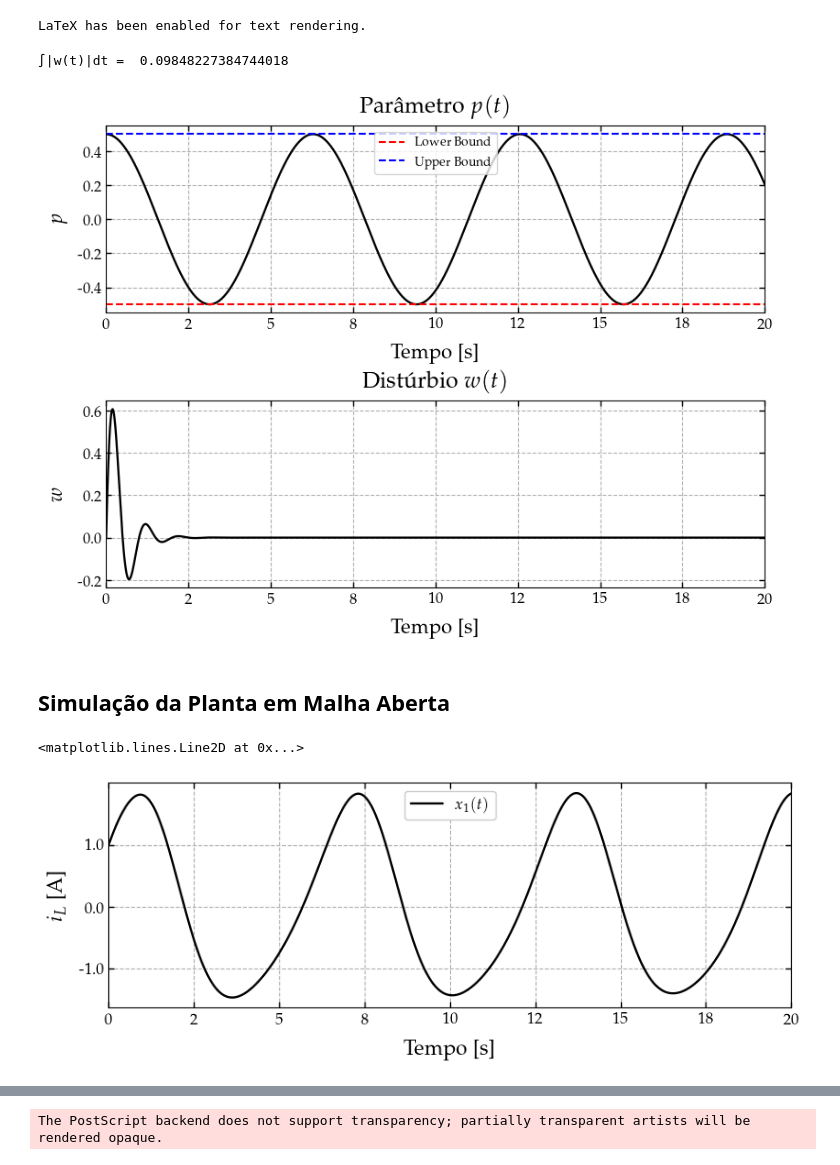
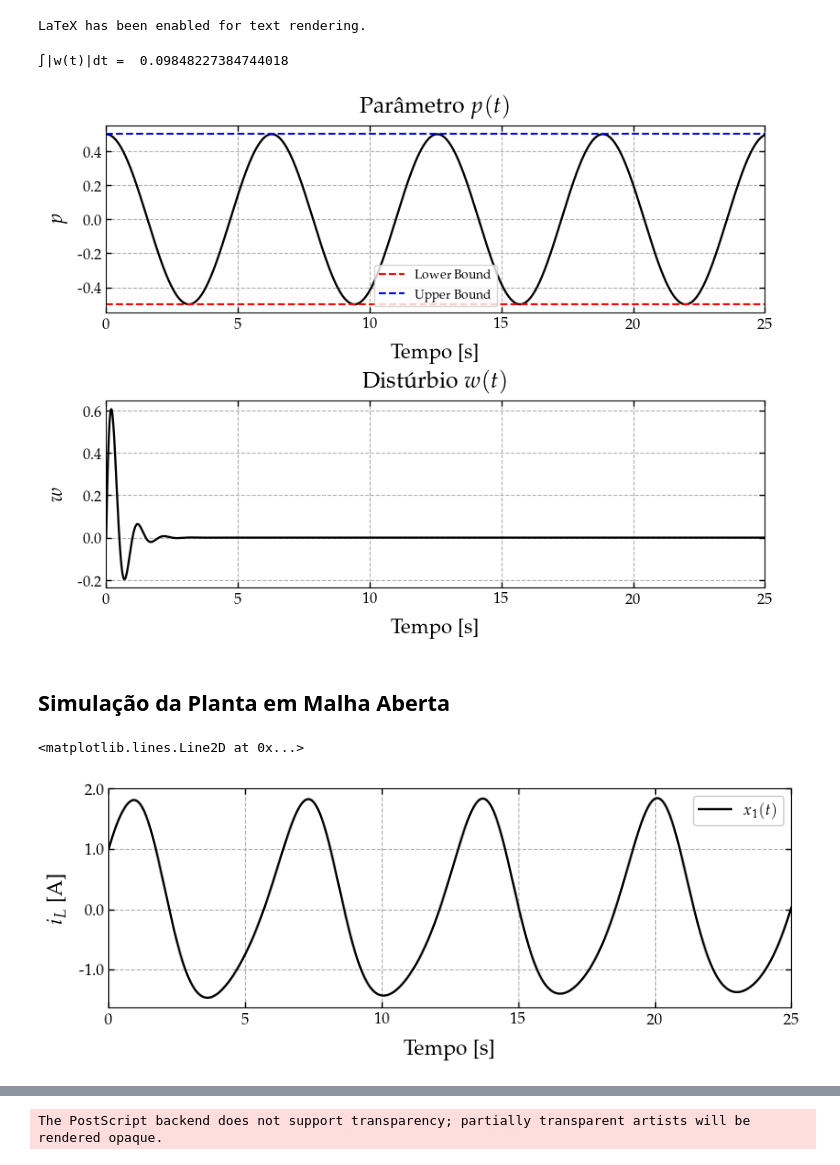
Before and after one commit to andel-vitorio/event-based-control, a Jupyter notebook: Notebooks/PETC for LPV Systems/VI - SETM, Saturated and Perturbed System - Async.ipynb, the cells around one changed output, grey strips where cells are left out. Drawn from its saved outputs; the diff is of its cells as text; code cells hidden in the pictures.

```diff
--- a/Notebooks/PETC for LPV Systems/VI - SETM, Saturated and Perturbed System - Async.ipynb
+++ b/Notebooks/PETC for LPV Systems/VI - SETM, Saturated and Perturbed System - Async.ipynb
@@ -69,7 +69,7 @@ LaTeX has been enabled for text rendering.
 
 
 simulation_step = 1e-4
-simulation_time = 20
+simulation_time = 25
 timepts = np.arange(0, simulation_time + simulation_step, simulation_step)
 
 sys = nm.StateSpaceSystem("Systems Datas.json", "Abdullah2009",
@@ -143,34 +143,34 @@ if not any(param_deps.values()) and not any(dist_deps.values()):
       )
 
       ax = axs[key]
 
       gph.plot(
         axs[key], t_formatted, y_formatted, title=label_data['name'],
         xlabel='Tempo' + t_unit_label,
         ylabel=label_data['symbol'] + y_unit_label, label='',
         plot_cfg={**cfg,
           'axis': {**cfg['axis'],'x_digits': t_decimal_places,
                     'y_digits': y_decimal_places},
           'limits': { **cfg['limits'], **axis_limits },
         }
       )
 
       # Adiciona barras horizontais só para parâmetros (section == "parameters")
       if section == "parameters":
         # Os limites são obtidos pelo índice '1' do seu JSON
         bounds = rho_bounds.get(f'{i+1}', None)
         if bounds:
             ymin, ymax = bounds
             ax.axhline(y=ymin, color='red', linestyle='--', linewidth=1.5, label='Lower Bound')
             ax.axhline(y=ymax, color='blue', linestyle='--', linewidth=1.5, label='Upper Bound')
 
         # Adiciona legenda para as linhas de limite (opcional)
         ax.legend()
 else:
     print("Parâmetros dependem dos estados — gráficos não serão gerados antes da simulação.")
 # %% [output]
 ∫|w(t)|dt =  0.09848227384744018
-[figure, old version]
+[figure, new version]
 # %%
 import numpy as np
 
@@ -267,7 +267,7 @@ gph.plot(
 )
 # %% [output]
 <matplotlib.lines.Line2D at 0x...>
-[figure, old version]
+[figure, new version]
 # %%
 def solve_problem(
     h: float,
```
Also changed, not shown: parts of 7 cells of this notebook, 1 other file.
